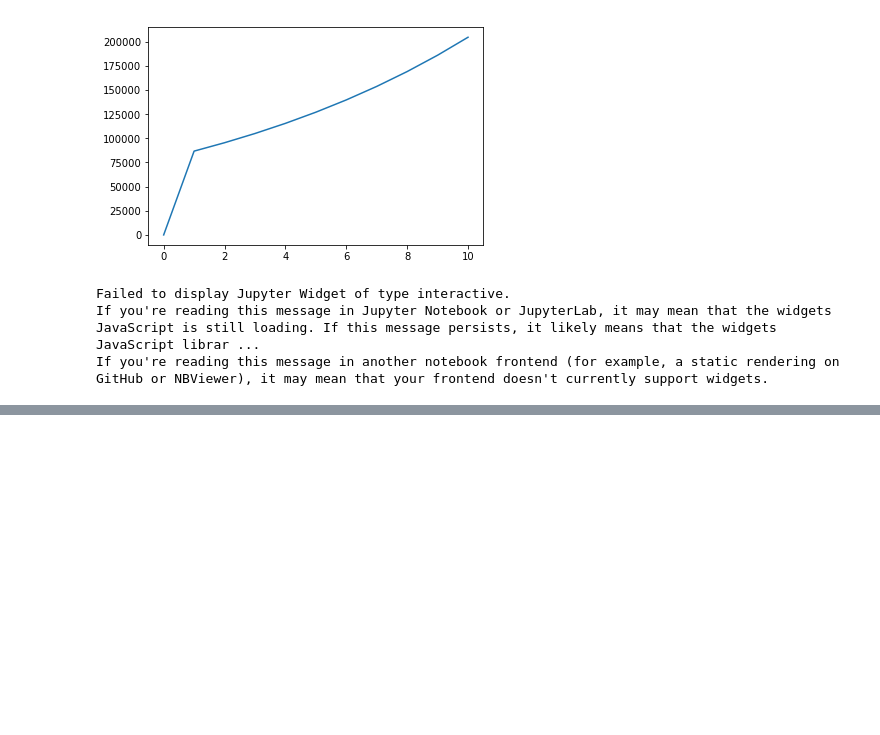
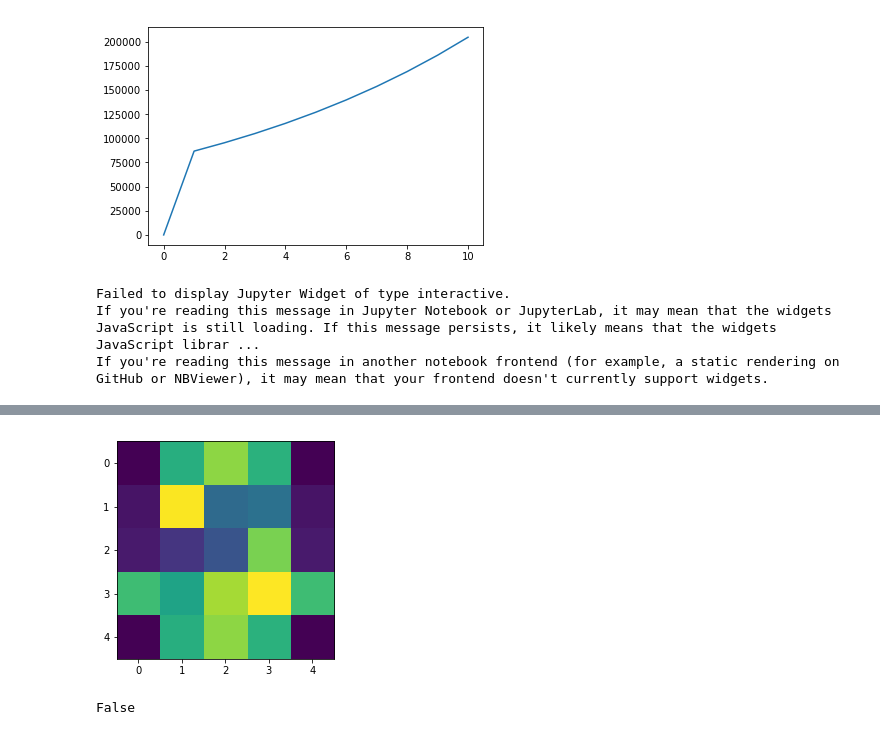
Before and after one commit to dsanmartin/INF384-HW, a Jupyter notebook: Predator_Prey/model.ipynb, the cells around one changed output, grey strips where cells are left out. Cells and saved outputs as stored; diff of their text form; code cells hidden in the pictures; blank space fills up the shorter version.

```diff
--- a/Predator_Prey/model.ipynb
+++ b/Predator_Prey/model.ipynb
@@ -418,0 +460,5 @@ plot(X, Y, move2FF2)
+# %%
+plt.imshow(a)
+plt.show()
+# %% [output]
+[figure, added]
@@ -418,0 +490,4 @@ plot(X, Y, move2FF2)
+# %%
+np.all(A[0]==A[-1])
+# %% [output]
+False
```
Also changed, not shown: parts of 14 cells of this notebook.
